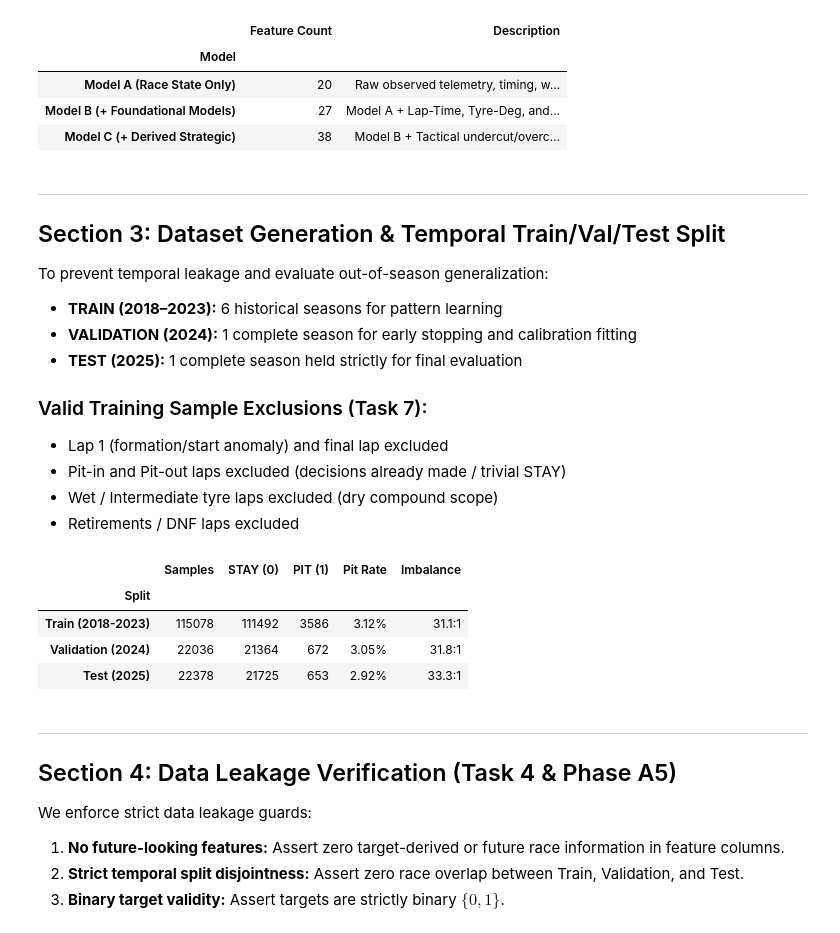
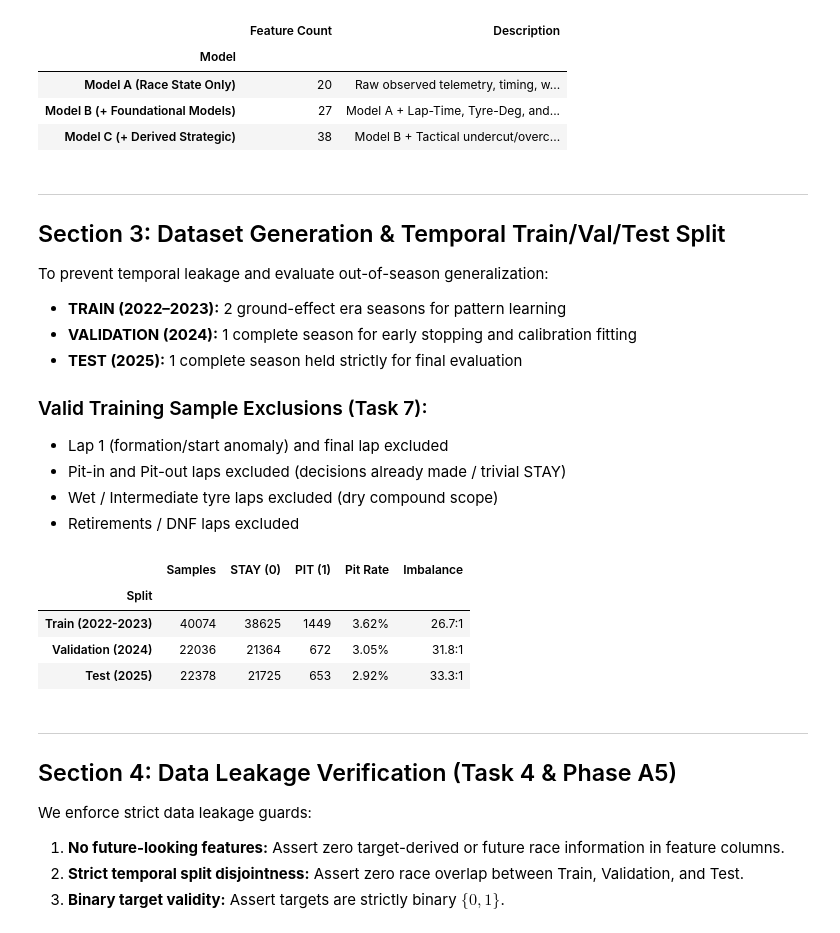
Before and after one commit to roshith-prakash/F1-SIS-Capstone-Project, a Jupyter notebook: Opponent_Model.ipynb, the cells around one changed output. Cells and saved outputs as stored; diff of their text form; code cells hidden in the pictures.

```diff
--- a/Opponent_Model.ipynb
+++ b/Opponent_Model.ipynb
@@ -176,7 +176,7 @@ feature_summary.set_index("Model")
 ## Section 3: Dataset Generation & Temporal Train/Val/Test Split
 
 To prevent temporal leakage and evaluate out-of-season generalization:
-- **TRAIN (2018–2023):** 6 historical seasons for pattern learning
+- **TRAIN (2022–2023):** 2 ground-effect era seasons for pattern learning
 - **VALIDATION (2024):** 1 complete season for early stopping and calibration fitting
 - **TEST (2025):** 1 complete season held strictly for final evaluation
 
@@ -188,28 +188,28 @@ To prevent temporal leakage and evaluate out-of-season generalization:
 # %%
 builder = OpponentDatasetBuilder()
 
 # Generate or load existing cached train, validation, and test parquets
 df_train, df_val, df_test = builder.generate_splits(
-    train_seasons=[2018, 2019, 2020, 2021, 2022, 2023],
+    train_seasons=[2022, 2023],
     val_seasons=[2024],
     test_seasons=[2025],
     max_races_per_season=None,  # Process all races across all seasons
 )
 
 train_pits = int(df_train['target'].sum())
 val_pits = int(df_val['target'].sum())
 test_pits = int(df_test['target'].sum())
 
 split_stats = pd.DataFrame([
-    {"Split": "Train (2018-2023)", "Samples": len(df_train), "STAY (0)": len(df_train) - train_pits, "PIT (1)": train_pits, "Pit Rate": f"{train_pits/len(df_train):.2%}", "Imbalance": f"{(len(df_train)-train_pits)/max(1, train_pits):.1f}:1"},
+    {"Split": "Train (2022-2023)", "Samples": len(df_train), "STAY (0)": len(df_train) - train_pits, "PIT (1)": train_pits, "Pit Rate": f"{train_pits/len(df_train):.2%}", "Imbalance": f"{(len(df_train)-train_pits)/max(1, train_pits):.1f}:1"},
     {"Split": "Validation (2024)", "Samples": len(df_val), "STAY (0)": len(df_val) - val_pits, "PIT (1)": val_pits, "Pit Rate": f"{val_pits/len(df_val):.2%}", "Imbalance": f"{(len(df_val)-val_pits)/max(1, val_pits):.1f}:1"},
     {"Split": "Test (2025)", "Samples": len(df_test), "STAY (0)": len(df_test) - test_pits, "PIT (1)": test_pits, "Pit Rate": f"{test_pits/len(df_test):.2%}", "Imbalance": f"{(len(df_test)-test_pits)/max(1, test_pits):.1f}:1"},
 ])
 split_stats.set_index("Split")
 # %% [output]
 |  | Samples | STAY (0) | PIT (1) | Pit Rate | Imbalance |
 | Split |  |  |  |  |  |
-| Train (2018-2023) | 115078 | 111492 | 3586 | 3.12% | 31.1:1 |
+| Train (2022-2023) | 40074 | 38625 | 1449 | 3.62% | 26.7:1 |
 | Validation (2024) | 22036 | 21364 | 672 | 3.05% | 31.8:1 |
 | Test (2025) | 22378 | 21725 | 653 | 2.92% | 33.3:1 |
 # %% [markdown]
```
Also changed, not shown: parts of 23 cells of this notebook, 36 other files.
